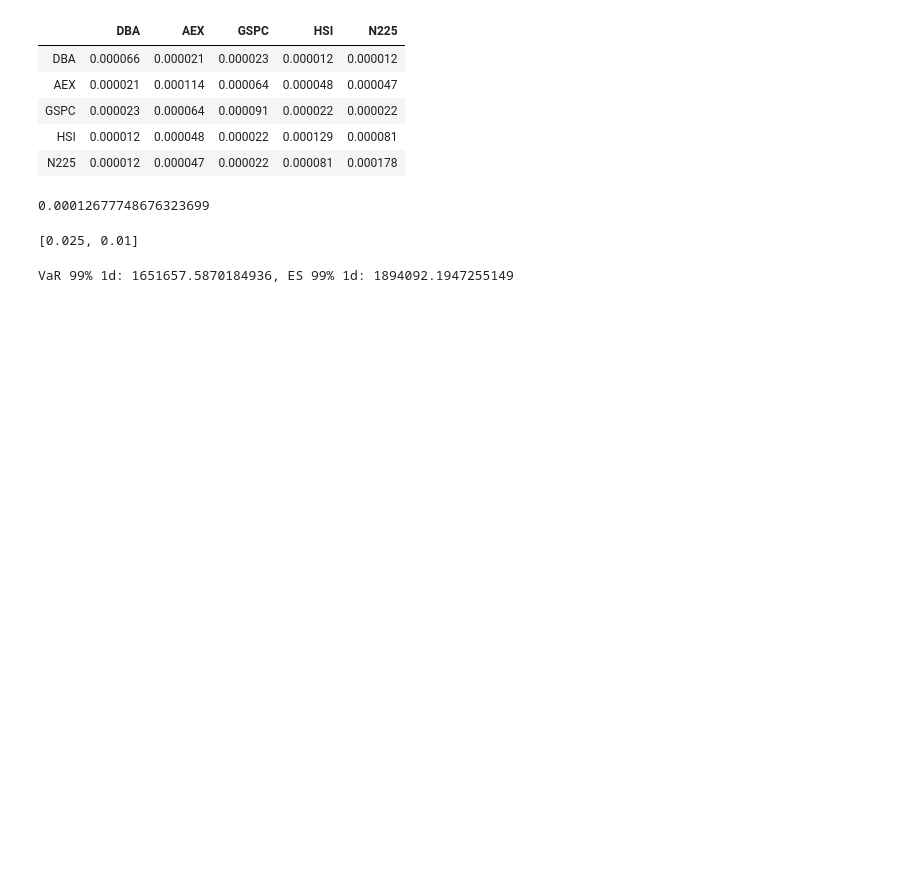
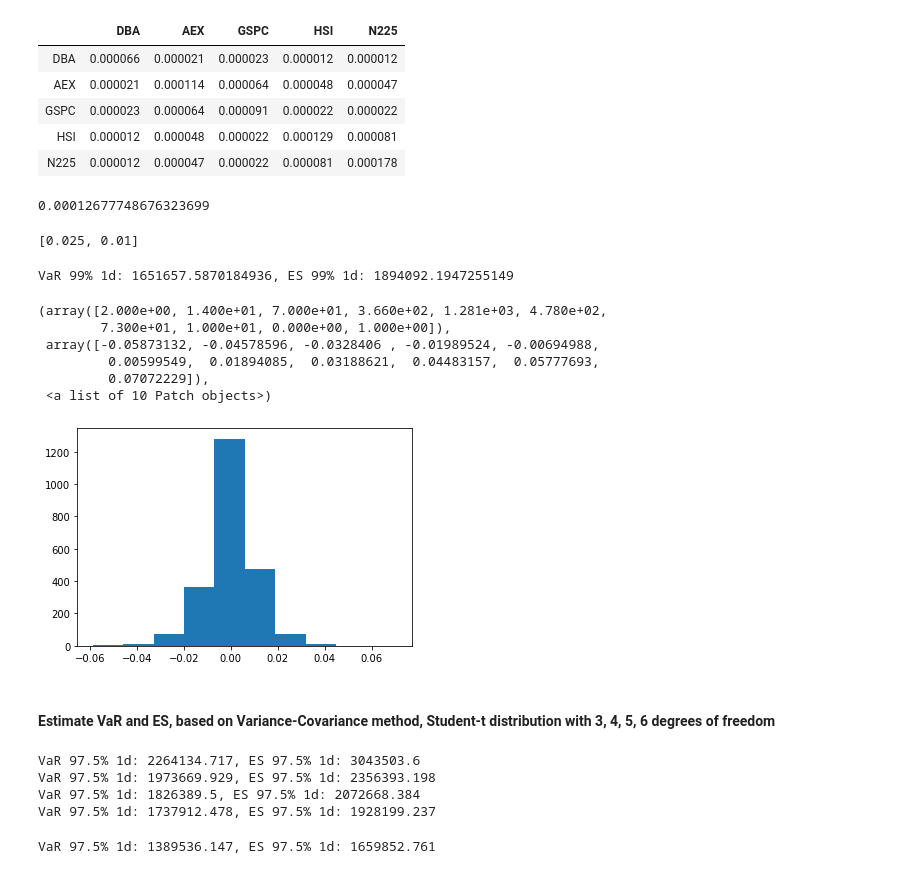
Before and after one commit to danielsteman/QFRM, a Jupyter notebook: QFRM_assignment1.ipynb, the cells around one changed output. Cells and saved outputs as stored; diff of their text form; code cells hidden in the pictures; blank space fills up the shorter version.

Commit message:
Up until historical simulation method done

```diff
--- a/QFRM_assignment1.ipynb
+++ b/QFRM_assignment1.ipynb
@@ -179,2 +181,2 @@ Index(['DBA', 'AEX', 'GSPC', 'HSI', 'N225'], dtype='object')
 # %%
-df_returns = np.log(df_pf[instrument_names])- np.log(df_pf[instrument_names].shift())
+df_returns_all = np.log(df_pf[instrument_names])- np.log(df_pf[instrument_names].shift())
@@ -197,3 +183,6 @@ df_returns
+# %%
+# select the estimation period
+df_returns = df_returns_all[:]
 # %%
 # calculate the variance-covariance matrix
 cov_matrix = df_returns.cov()
@@ -242,3 +231,15 @@ es_990_1d = alphas[1]**-1 * norm.pdf(norm.ppf(alphas[1]))*pf_std_euro - pf_mean_
 print(f'VaR 99% 1d: {var_990_1d}, ES 99% 1d: {es_990_1d}')
 # %% [output]
 VaR 99% 1d: 1651657.5870184936, ES 99% 1d: 1894092.1947255149
+# %%
+plt.hist(df_returns['AEX'])
+# %% [output]
+(array([2.000e+00, 1.400e+01, 7.000e+01, 3.660e+02, 1.281e+03, 4.780e+02,
+        7.300e+01, 1.000e+01, 0.000e+00, 1.000e+00]),
+ array([-0.05873132, -0.04578596, -0.0328406 , -0.01989524, -0.00694988,
+         0.00599549,  0.01894085,  0.03188621,  0.04483157,  0.05777693,
+         0.07072229]),
+ <a list of 10 Patch objects>)
+[figure, added]
+# %% [markdown]
+#### Estimate VaR and ES, based on Variance-Covariance method, Student-t distribution with 3, 4, 5, 6 degrees of freedom
@@ -244,0 +250,22 @@ VaR 99% 1d: 1651657.5870184936, ES 99% 1d: 1894092.1947255149
+# %%
+# at 97.5% confidence level
+for df in degree_of_freedom:
+
+    xanu = t.ppf(alphas[0], df)
+
+    var_975_1d_t= t.ppf(confidence_levels[0], df) * pf_std_euro - pf_mean_euro
+
+    es_975_1d_t = -1/alphas[0] * (1-df)**(-1) * (df-2+xanu**2) * t.pdf(xanu, df)*pf_std_euro - pf_mean_euro
+
+
+    print(f'VaR 97.5% 1d: {np.round(var_975_1d_t,3)}, ES 97.5% 1d: {np.round(es_975_1d_t,3)}')
+# %% [output]
+VaR 97.5% 1d: 2264134.717, ES 97.5% 1d: 3043503.6
+VaR 97.5% 1d: 1973669.929, ES 97.5% 1d: 2356393.198
+VaR 97.5% 1d: 1826389.5, ES 97.5% 1d: 2072668.384
+VaR 97.5% 1d: 1737912.478, ES 97.5% 1d: 1928199.237
+# %%
+# compare with VaR and ES under standard normal distribution
+print(f'VaR 97.5% 1d: {np.round(var_975_1d,3)}, ES 97.5% 1d: {np.round(es_975_1d,3)}')
+# %% [output]
+VaR 97.5% 1d: 1389536.147, ES 97.5% 1d: 1659852.761
```
Also changed, not shown: parts of 17 cells of this notebook.
